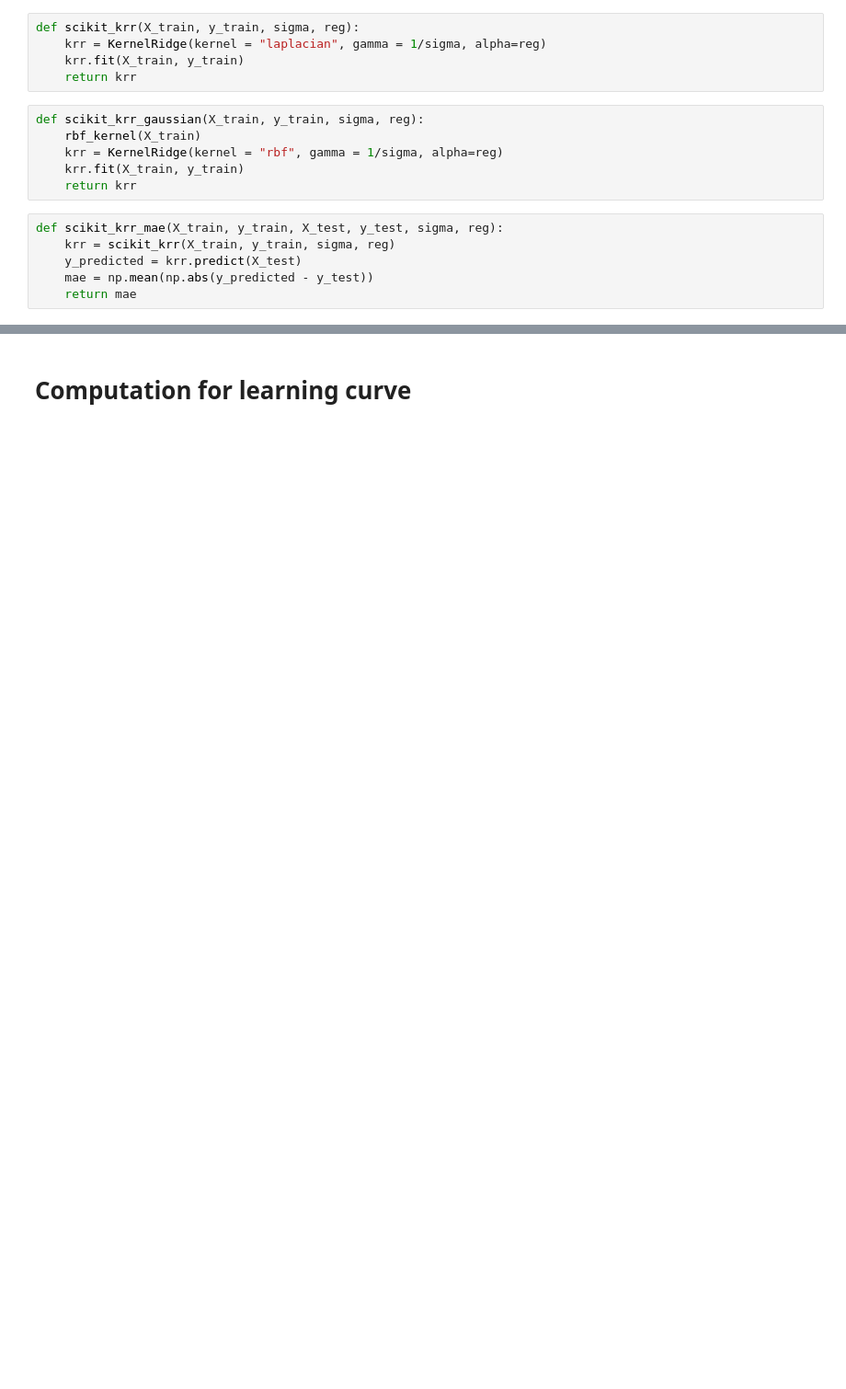
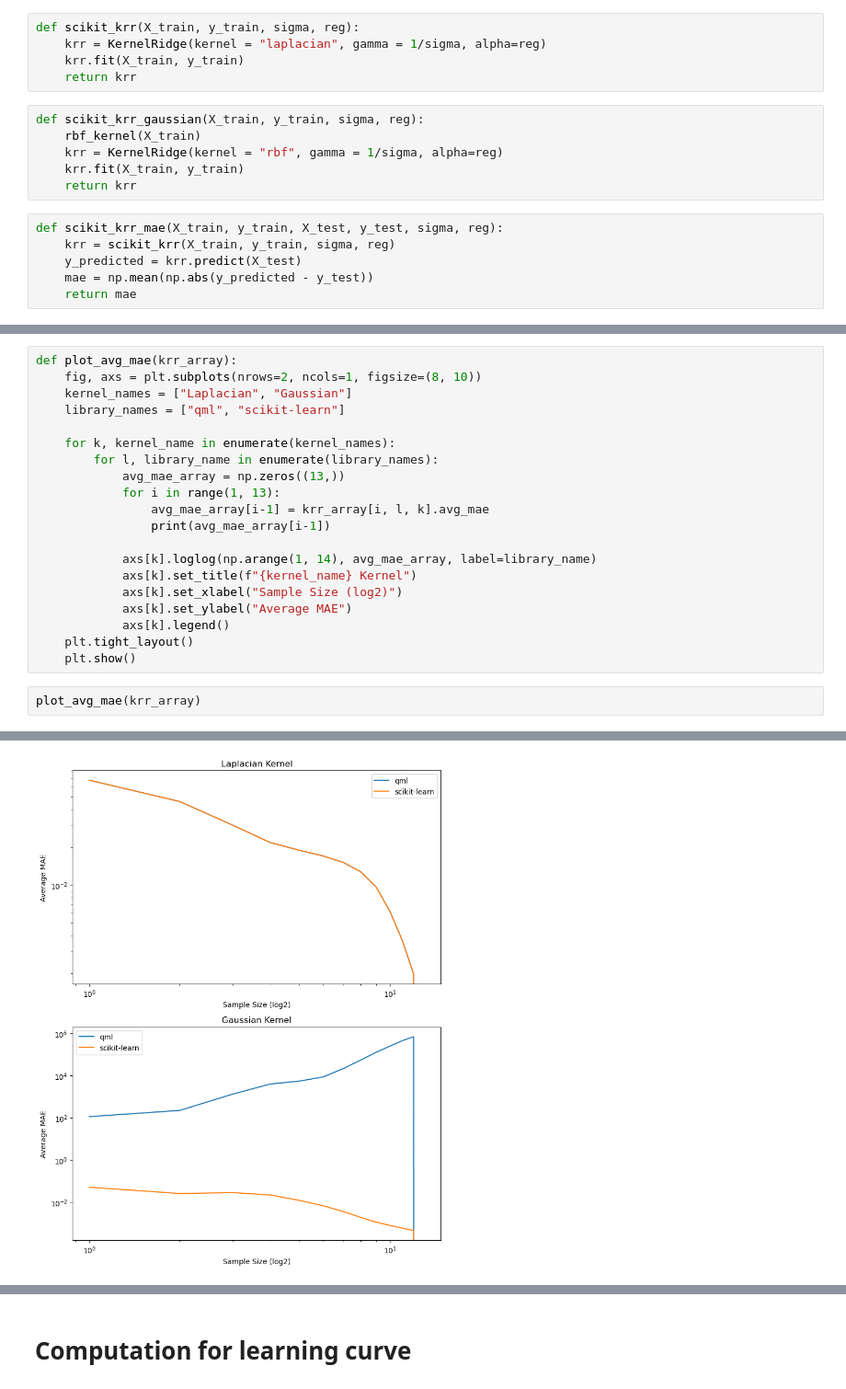
Before and after one commit to LegoCreation/Thesis, a Jupyter notebook: main.ipynb, the cells around one changed output, grey strips where cells are left out. Shown: that part at 92% size. Saved outputs shown, nothing was run; the diff lists cells and outputs as text; blank space fills up the shorter version.

```diff
--- a/main.ipynb
+++ b/main.ipynb
@@ -100,0 +233,23 @@ def scikit_krr_mae(X_train, y_train, X_test, y_test, sigma, reg):
+# %%
+def plot_avg_mae(krr_array):
+    fig, axs = plt.subplots(nrows=2, ncols=1, figsize=(8, 10))
+    kernel_names = ["Laplacian", "Gaussian"]
+    library_names = ["qml", "scikit-learn"]
+
+    for k, kernel_name in enumerate(kernel_names):
+        for l, library_name in enumerate(library_names):
+            avg_mae_array = np.zeros((13,))
+            for i in range(1, 13):
+                avg_mae_array[i-1] = krr_array[i, l, k].avg_mae
+                print(avg_mae_array[i-1])
+
+            axs[k].loglog(np.arange(1, 14), avg_mae_array, label=library_name)
+            axs[k].set_title(f"{kernel_name} Kernel")
+            axs[k].set_xlabel("Sample Size (log2)")
+            axs[k].set_ylabel("Average MAE")
+            axs[k].legend()
+    plt.tight_layout()
+    plt.show()
+# %%
+plot_avg_mae(krr_array)
+# %% [output]
@@ -100,0 +273 @@ def scikit_krr_mae(X_train, y_train, X_test, y_test, sigma, reg):
+[figure, added]
```
Also changed, not shown: parts of 36 cells of this notebook, 20 other files.
